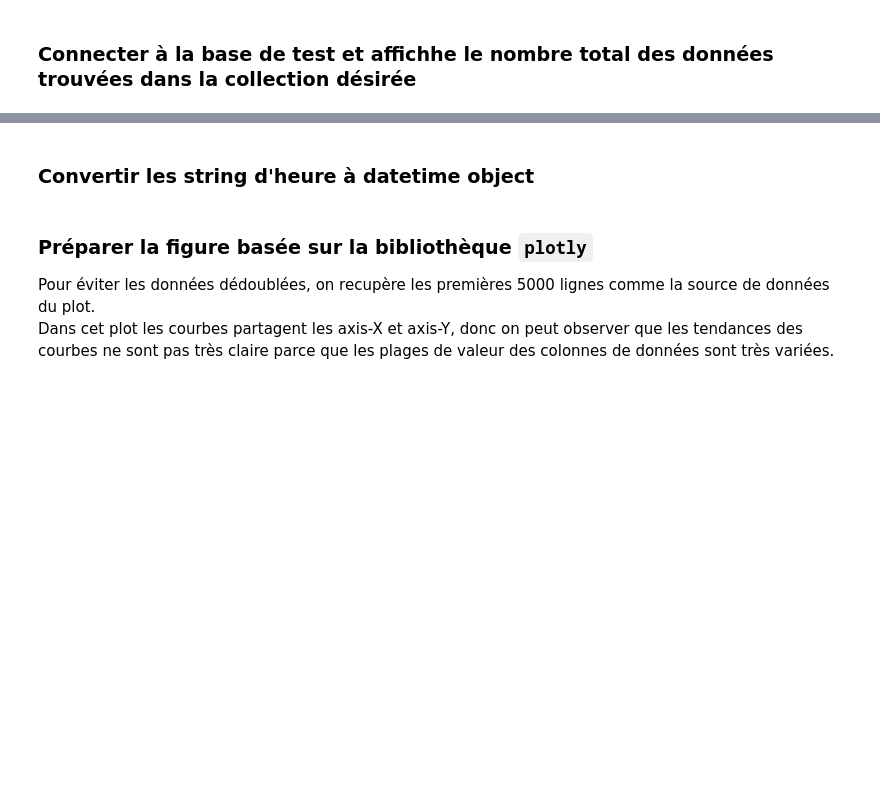
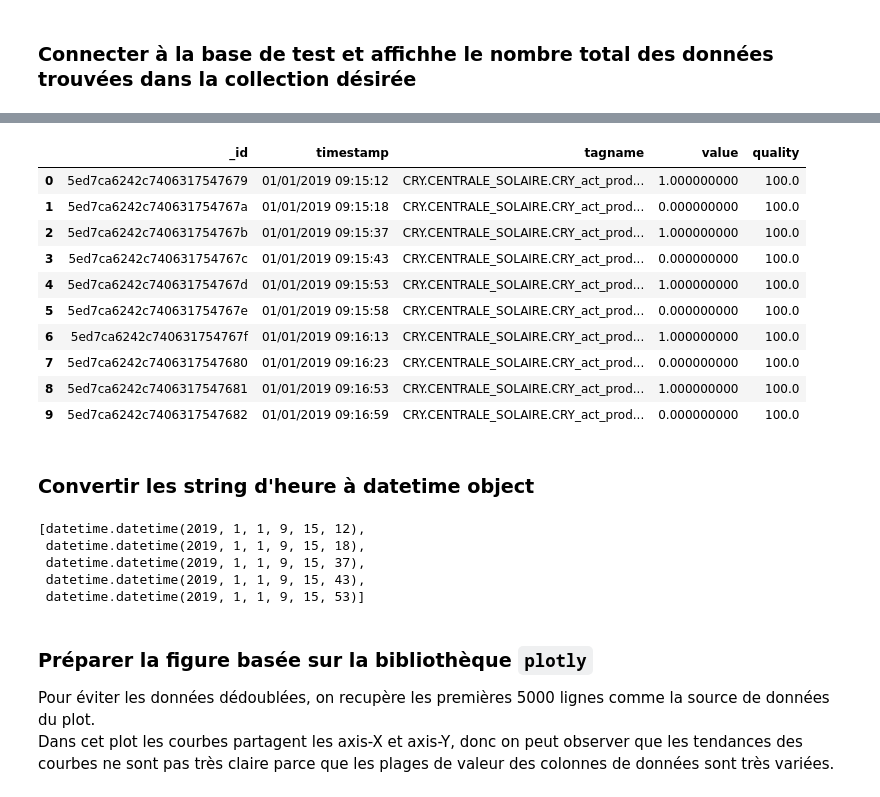
Before and after one commit to jgratien/DataAnalysisFramework, a Jupyter notebook: python/TimeSeries/Stage2020/notebooks/visualiser.ipynb, the cells around one changed output, grey strips where cells are left out. Cells and saved outputs as stored; diff of their text form; code cells hidden in the pictures; blank space fills up the shorter version.

Commit message:
update data analytics

```diff
--- a/python/TimeSeries/Stage2020/notebooks/visualiser.ipynb
+++ b/python/TimeSeries/Stage2020/notebooks/visualiser.ipynb
@@ -16,0 +19,8 @@ from datetime import datetime
+# %%
+db_host= 'localhost'
+port = '27018'
+db_name='TimeSeriesBench'
+coll_name='SmartGridCryolite20190101OneDay'
+client = utils.mongodb_connect(db_host, port)
+db = client[db_name]
+collection = db[coll_name]
@@ -81,8 +103,2 @@ def clean_data(data):
 # %% [markdown]
 ### Connecter à la base de test et affichhe le nombre total des données trouvées dans la collection désirée
-# %%
-domain = "localhost"
-port=27018
-client = utils.mongodb_connect(domain, port)
-collection = client.test['eolienne_DT']
-data = find_all_data(collection)
@@ -100,8 +138,29 @@ df[0:5]
+# %%
+df2 = df.loc[df['tagname'] == 'CRY.CENTRALE_SOLAIRE.CRY_act_prod_pow']
+df2[0:10]
+# %% [output]
+|  | _id | timestamp | tagname | value | quality |
+| 0 | 5ed7ca6242c7406317547679 | 01/01/2019 09:15:12 | CRY.CENTRALE_SOLAIRE.CRY_act_prod... | 1.000000000 | 100.0 |
+| 1 | 5ed7ca6242c740631754767a | 01/01/2019 09:15:18 | CRY.CENTRALE_SOLAIRE.CRY_act_prod... | 0.000000000 | 100.0 |
+| 2 | 5ed7ca6242c740631754767b | 01/01/2019 09:15:37 | CRY.CENTRALE_SOLAIRE.CRY_act_prod... | 1.000000000 | 100.0 |
+| 3 | 5ed7ca6242c740631754767c | 01/01/2019 09:15:43 | CRY.CENTRALE_SOLAIRE.CRY_act_prod... | 0.000000000 | 100.0 |
+| 4 | 5ed7ca6242c740631754767d | 01/01/2019 09:15:53 | CRY.CENTRALE_SOLAIRE.CRY_act_prod... | 1.000000000 | 100.0 |
+| 5 | 5ed7ca6242c740631754767e | 01/01/2019 09:15:58 | CRY.CENTRALE_SOLAIRE.CRY_act_prod... | 0.000000000 | 100.0 |
+| 6 | 5ed7ca6242c740631754767f | 01/01/2019 09:16:13 | CRY.CENTRALE_SOLAIRE.CRY_act_prod... | 1.000000000 | 100.0 |
+| 7 | 5ed7ca6242c7406317547680 | 01/01/2019 09:16:23 | CRY.CENTRALE_SOLAIRE.CRY_act_prod... | 0.000000000 | 100.0 |
+| 8 | 5ed7ca6242c7406317547681 | 01/01/2019 09:16:53 | CRY.CENTRALE_SOLAIRE.CRY_act_prod... | 1.000000000 | 100.0 |
+| 9 | 5ed7ca6242c7406317547682 | 01/01/2019 09:16:59 | CRY.CENTRALE_SOLAIRE.CRY_act_prod... | 0.000000000 | 100.0 |
 # %% [markdown]
 ### Convertir les string d'heure à datetime object
 # %%
-dates_list = [datetime.strptime(date, '%d/%m/%Y %H:%M:%S') for date in df['Heure']]
+dates_list = [datetime.strptime(date, '%d/%m/%Y %H:%M:%S') for date in df2['timestamp']]
 dates_list[0:5]
+# %% [output]
+[datetime.datetime(2019, 1, 1, 9, 15, 12),
+ datetime.datetime(2019, 1, 1, 9, 15, 18),
+ datetime.datetime(2019, 1, 1, 9, 15, 37),
+ datetime.datetime(2019, 1, 1, 9, 15, 43),
+ datetime.datetime(2019, 1, 1, 9, 15, 53)]
 # %% [markdown]
 ### Préparer la figure basée sur la bibliothèque `plotly`
 Pour éviter les données dédoublées, on recupère les premières 5000 lignes comme la source de données du plot.<br>
```
Also changed, not shown: parts of 16 cells of this notebook, 2 other files.
